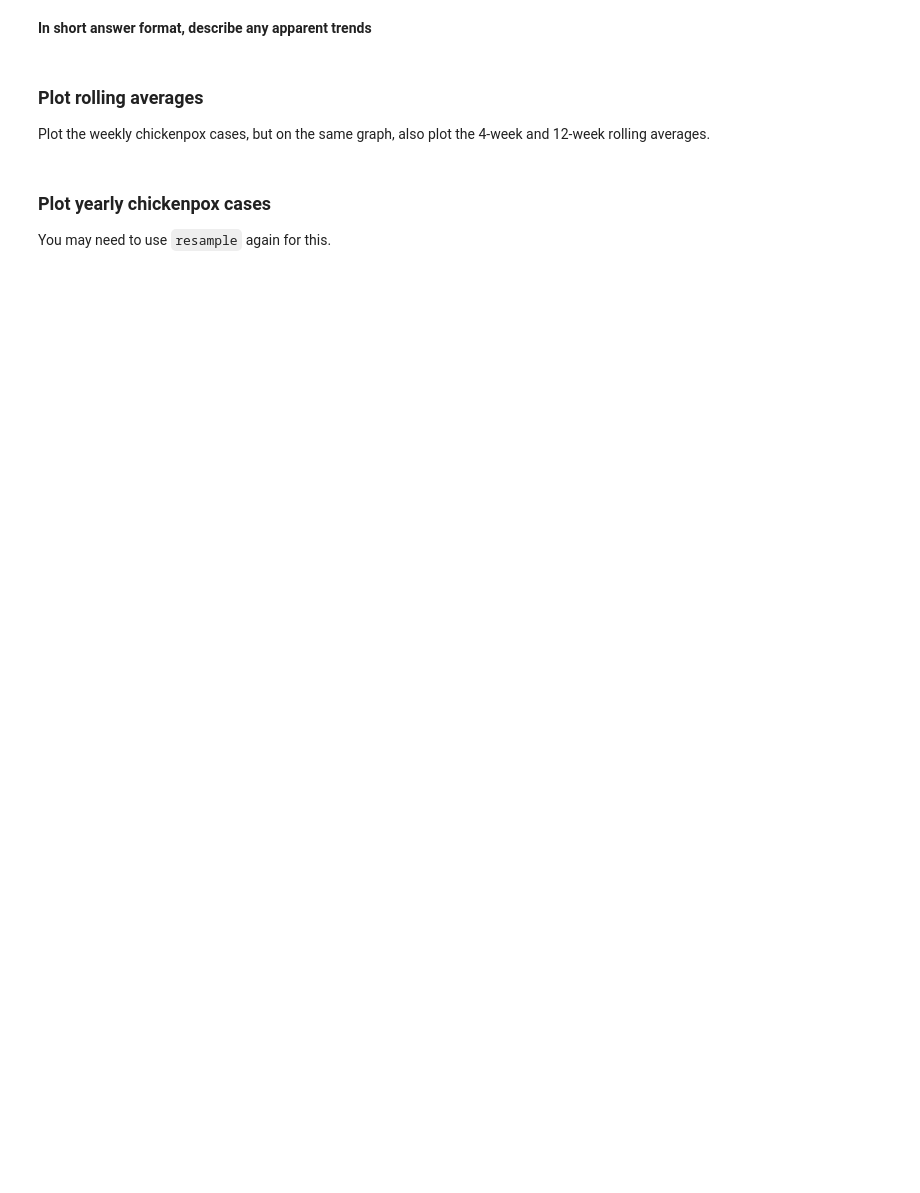
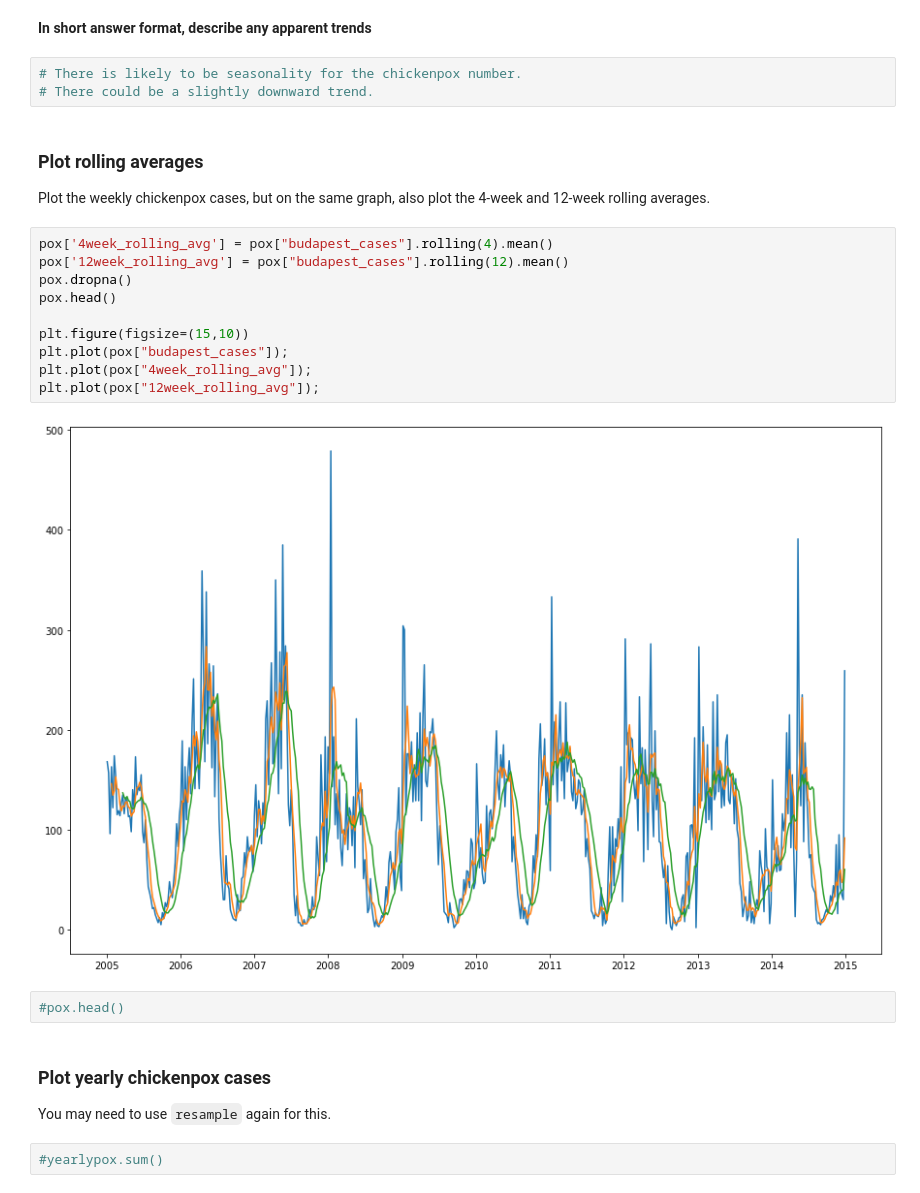
Before and after one commit to Tatadektep/Time_Series_EDA_Lab, a Jupyter notebook: starter-code.ipynb, the cells around one changed output. Saved outputs shown, nothing was run; the diff lists cells and outputs as text; blank space fills up the shorter version.

```diff
--- a/starter-code.ipynb
+++ b/starter-code.ipynb
@@ -63,10 +139,29 @@ Recall that with time series data, we can't simply group by on the year. You'll
 # %% [markdown]
 **In short answer format, describe any apparent trends**
+# %%
+# There is likely to be seasonality for the chickenpox number.
+# There could be a slightly downward trend.
 # %% [markdown]
 ### Plot rolling averages
 
 Plot the weekly chickenpox cases, but on the same graph, also plot the 4-week and 12-week rolling averages.
+# %%
+pox['4week_rolling_avg'] = pox["budapest_cases"].rolling(4).mean()
+pox['12week_rolling_avg'] = pox["budapest_cases"].rolling(12).mean()
+pox.dropna()
+pox.head()
+
+plt.figure(figsize=(15,10))
+plt.plot(pox["budapest_cases"]);
+plt.plot(pox["4week_rolling_avg"]);
+plt.plot(pox["12week_rolling_avg"]);
+# %% [output]
+[figure, added]
+# %%
+#pox.head()
 # %% [markdown]
 ### Plot yearly chickenpox cases
 
 You may need to use `resample` again for this.
+# %%
+#yearlypox.sum()
```
Also changed, not shown: parts of 15 cells of this notebook.
